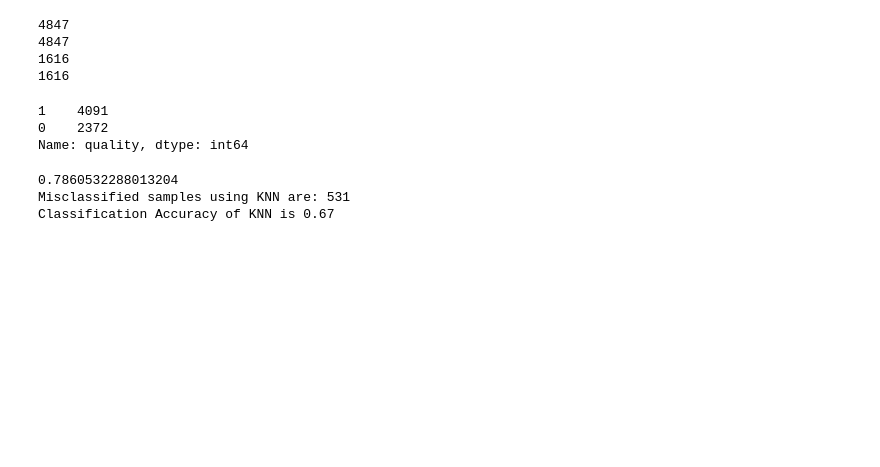
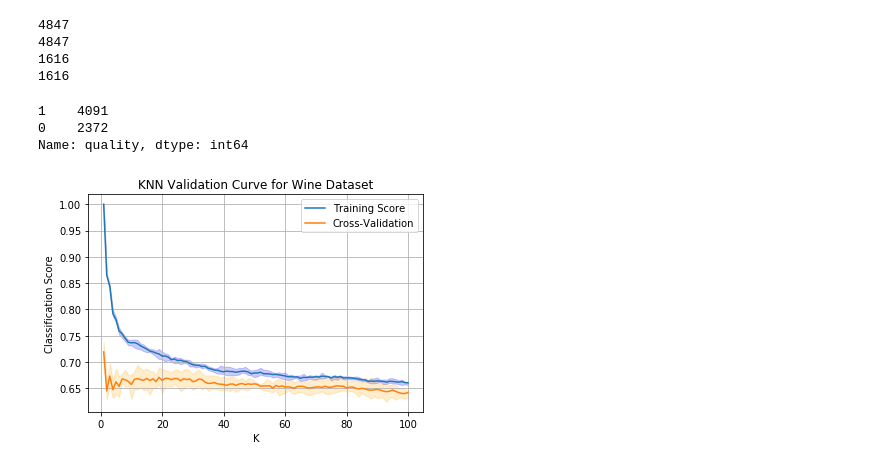
Before and after one commit to harshsikka/CS-7641-Spring2020, a Jupyter notebook: project_1/wineKNN.ipynb, the cells around one changed output. Saved outputs shown, nothing was run; the diff lists cells and outputs as text; code cells hidden in the pictures; blank space fills up the shorter version.

```diff
--- a/project_1/wineKNN.ipynb
+++ b/project_1/wineKNN.ipynb
@@ -67,15 +62,3 @@ sc=StandardScaler()
 sc.fit(X_train)
 X_train_std=sc.transform(X_train)
 X_test_std=sc.transform(X_test)
-# %%
-from sklearn.neighbors import KNeighborsClassifier
-kn_model=KNeighborsClassifier()
-kn_model.fit(X_train,Y_train)
-print(kn_model.score(X_train,Y_train))
-k_pred = kn_model.predict(X_test)
-print('Misclassified samples using KNN are: %d' %(Y_test!=k_pred).sum())
-print('Classification Accuracy of KNN is %.2f ' %accuracy_score(Y_test,k_pred))
-# %% [output]
-0.7860532288013204
-Misclassified samples using KNN are: 531
-Classification Accuracy of KNN is 0.67
@@ -81,0 +68,18 @@ Classification Accuracy of KNN is 0.67
+# %%
+train_scores, test_scores = validation_curve(knn, X_train, Y_train, param_name="n_neighbors", param_range=np.arange(1,101), cv=5,
+                                            n_jobs=4)
+avg_train_score, avg_test_score = np.mean(train_scores, axis=1), np.mean(test_scores, axis=1)
+plt.figure()
+plt.plot(np.arange(1,101), avg_train_score, label='Training Score')
+plt.plot(np.arange(1,101), avg_test_score, label='Cross-Validation')
+
+plt.fill_between(np.arange(1,101), np.min(train_scores,axis=1), np.max(train_scores,axis=1),facecolor="blue", color='blue', alpha=0.2)
+plt.fill_between(np.arange(1,101), np.min(test_scores,axis=1), np.max(test_scores,axis=1),facecolor="orange", color='orange', alpha=0.2)
+plt.title('KNN Validation Curve for Wine Dataset')
+plt.xlabel('K')
+plt.ylabel("Classification Score")
+plt.legend()
+plt.grid()
+plt.show()
+# %% [output]
+[figure, added]
```
Also changed, not shown: parts of 6 cells of this notebook, 7 other files.
